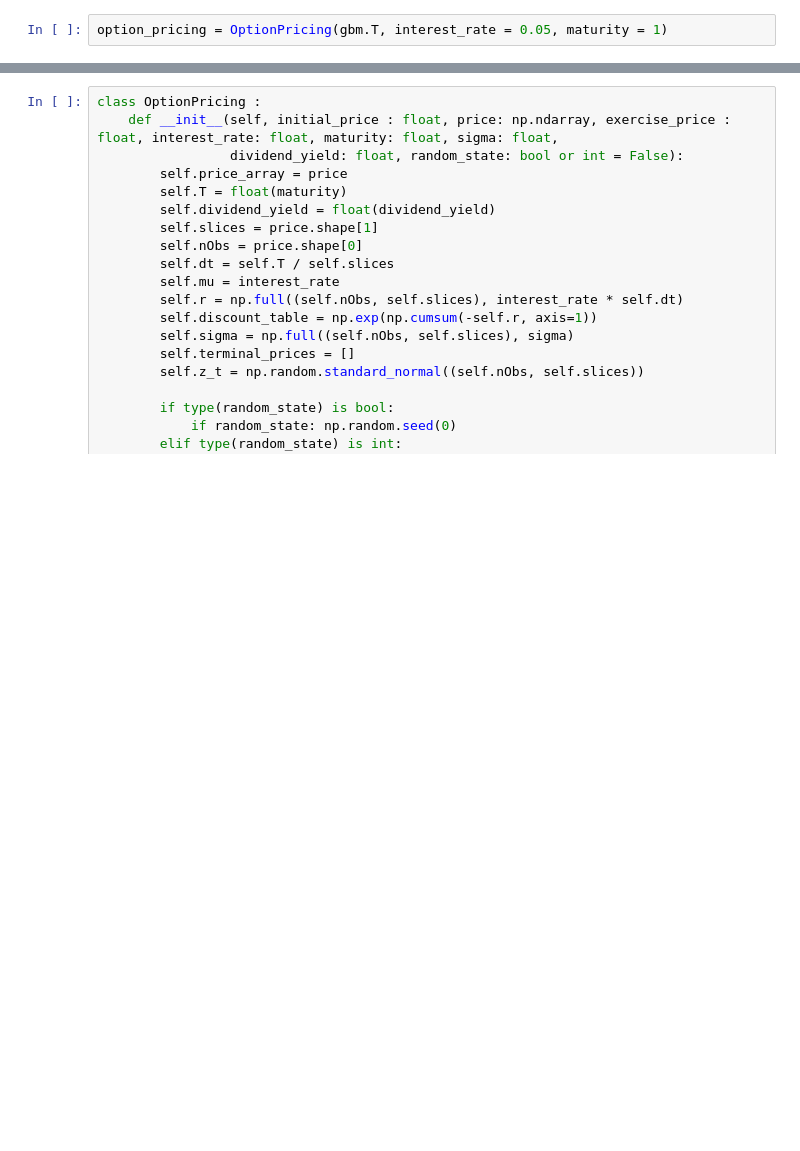
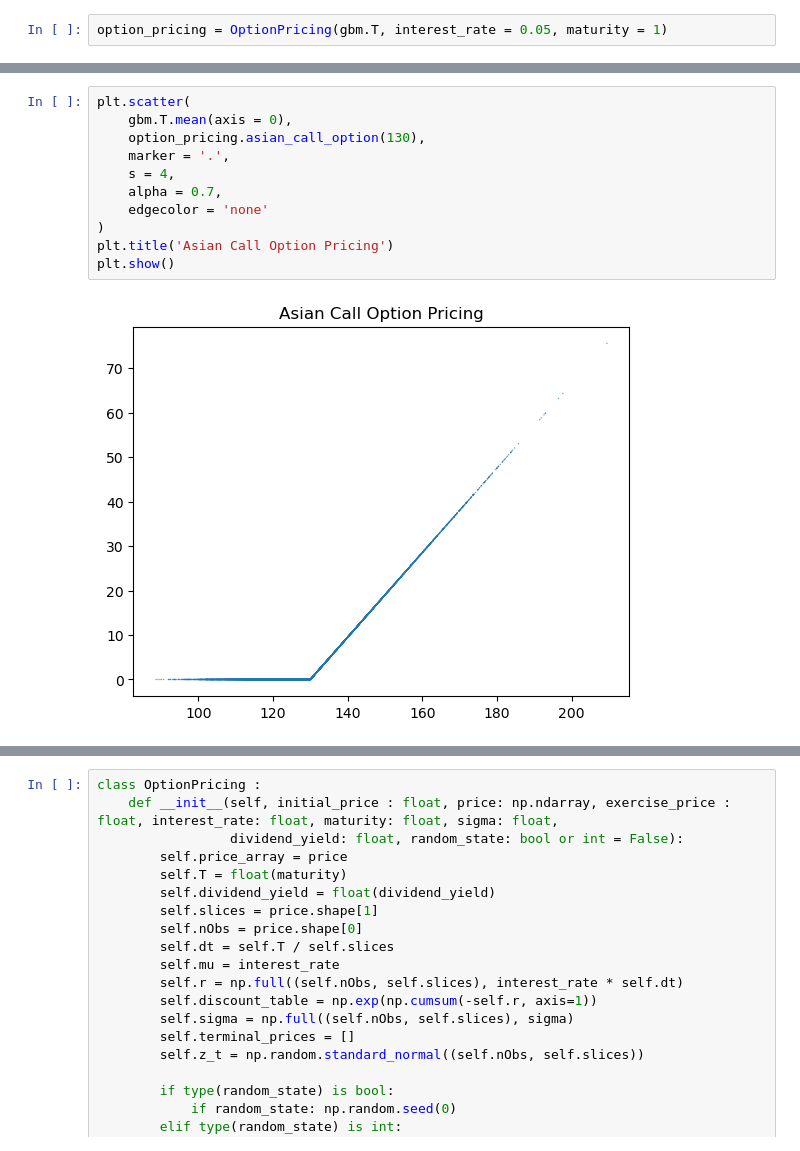
Before and after one commit to Tommylee1013/FinancialMachineLearning, a Jupyter notebook: Pricing/Option Pricing.ipynb, the cells around one changed output, grey strips where cells are left out. Saved outputs shown, nothing was run; the diff lists cells and outputs as text; blank space fills up the shorter version.

Commit message:
option pricing update

```diff
--- a/Pricing/Option Pricing.ipynb
+++ b/Pricing/Option Pricing.ipynb
@@ -73,0 +139,13 @@ plt.show()
+# %%
+plt.scatter(
+    gbm.T.mean(axis = 0),
+    option_pricing.asian_call_option(130),
+    marker = '.',
+    s = 4,
+    alpha = 0.7,
+    edgecolor = 'none'
+)
+plt.title('Asian Call Option Pricing')
+plt.show()
+# %% [output]
+[figure, added]
```
Also changed, not shown: parts of 14 cells of this notebook, 5 other files.
